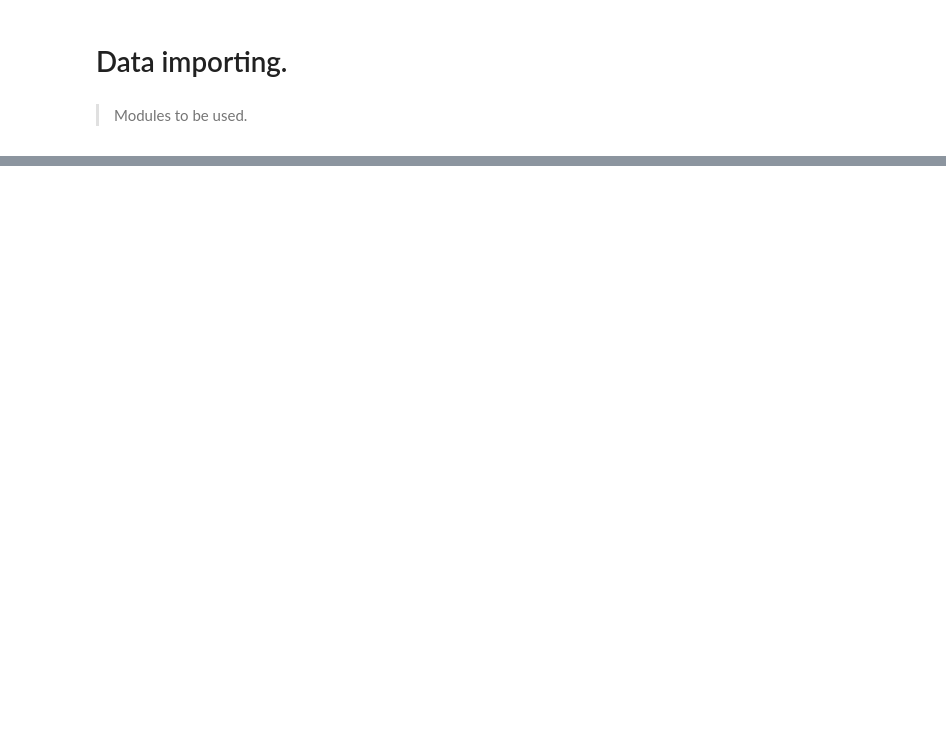
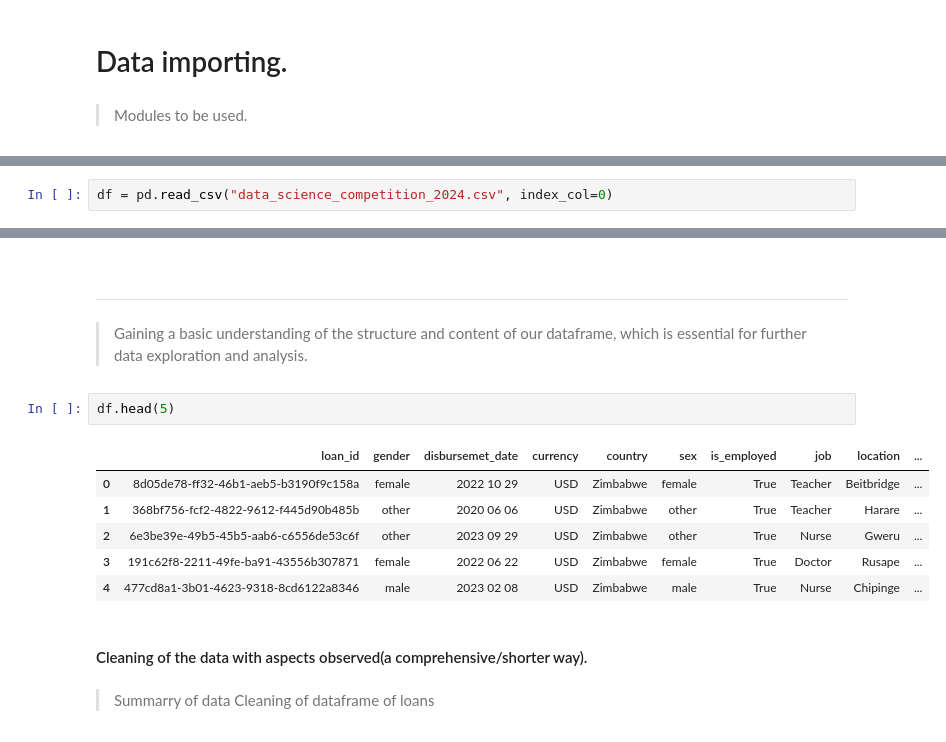
Before and after one commit to RonChits/Default-Probability, a Jupyter notebook: Default_Probability.ipynb, the cells around one changed output, grey strips where cells are left out. Saved outputs shown, nothing was run; the diff lists cells and outputs as text; blank space fills up the shorter version.

```diff
--- a/Default_Probability.ipynb
+++ b/Default_Probability.ipynb
@@ -90,0 +73,2 @@ Requirement already satisfied: oauthlib>=3.0.0 in /usr/local/lib/python3.10/dist
+# %%
+df = pd.read_csv("data_science_competition_2024.csv", index_col=0)
@@ -90,0 +100,20 @@ Requirement already satisfied: oauthlib>=3.0.0 in /usr/local/lib/python3.10/dist
+# %% [markdown]
+>
+# %% [markdown]
+---
+>Gaining a basic understanding of the structure and content of our dataframe, which is essential for further data exploration and analysis.
+# %%
+df.head(5)
+# %% [output]
+|  | loan_id | gender | disbursemet_date | currency | country | sex | is_employed | job | location | ... |
+| 0 | 8d05de78-ff32-46b1-aeb5-b3190f9c158a | female | 2022 10 29 | USD | Zimbabwe | female | True | Teacher | Beitbridge | ... |
+| 1 | 368bf756-fcf2-4822-9612-f445d90b485b | other | 2020 06 06 | USD | Zimbabwe | other | True | Teacher | Harare | ... |
+| 2 | 6e3be39e-49b5-45b5-aab6-c6556de53c6f | other | 2023 09 29 | USD | Zimbabwe | other | True | Nurse | Gweru | ... |
+| 3 | 191c62f8-2211-49fe-ba91-43556b307871 | female | 2022 06 22 | USD | Zimbabwe | female | True | Doctor | Rusape | ... |
+| 4 | 477cd8a1-3b01-4623-9318-8cd6122a8346 | male | 2023 02 08 | USD | Zimbabwe | male | True | Nurse | Chipinge | ... |
+# %% [markdown]
+#### Cleaning of the data with aspects observed(a comprehensive/shorter way).
+# %% [markdown]
+
+
+> Summarry of data Cleaning of dataframe of loans
```
Also changed, not shown: parts of 11 cells of this notebook.
